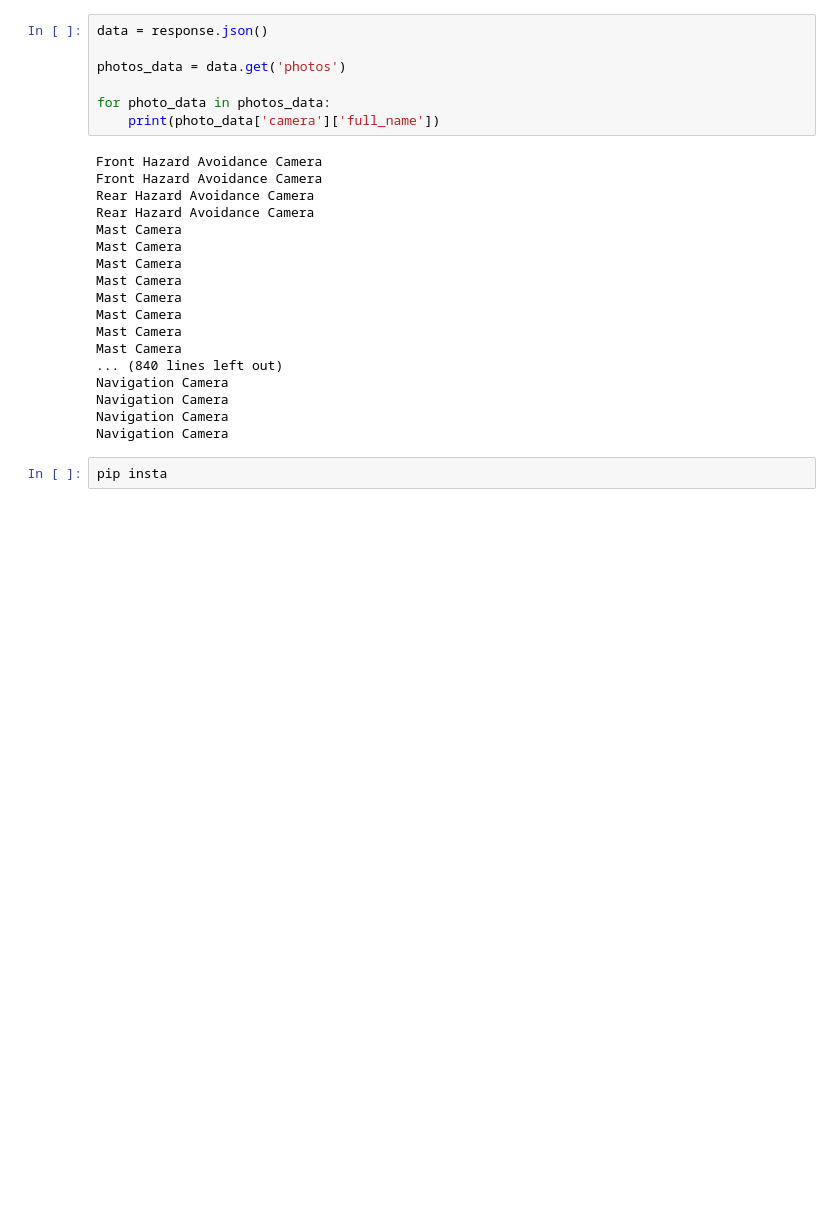
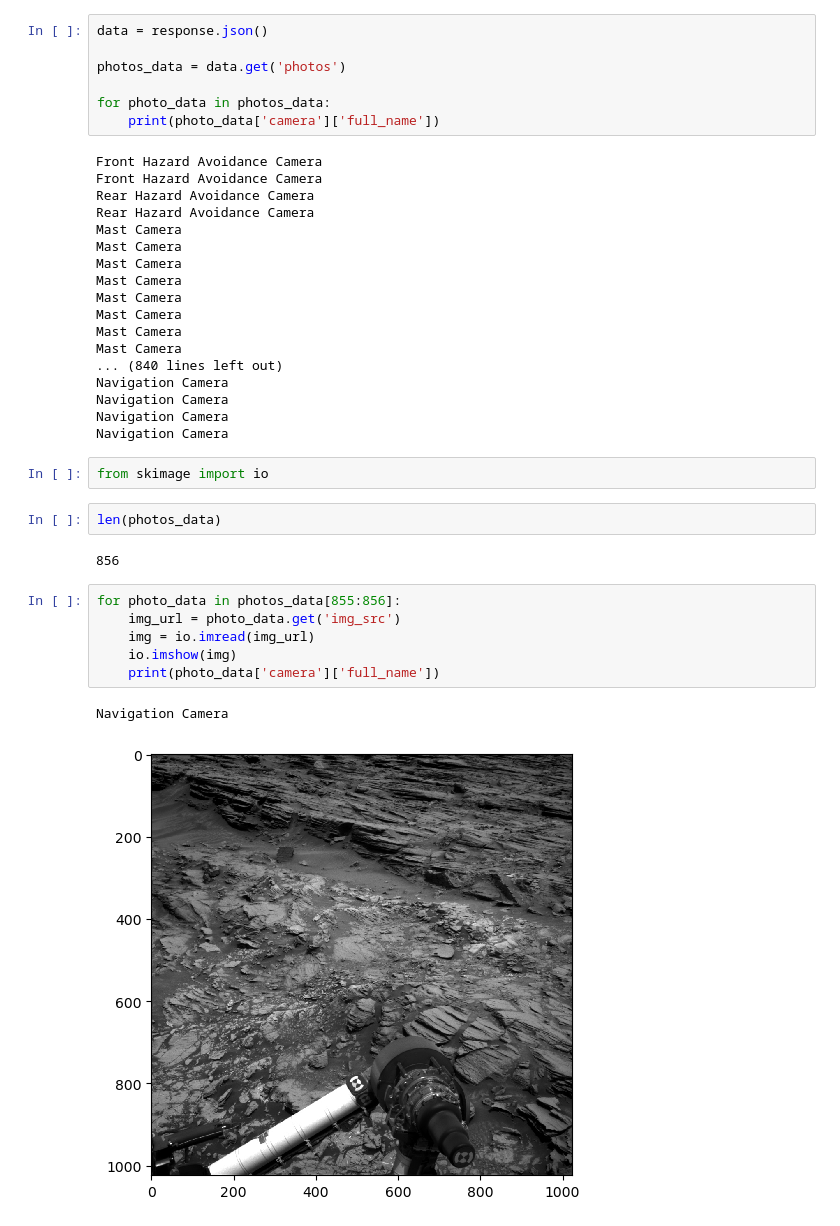
Before and after one commit to s-1-n-t-h/Data-Science-PrepInsta, a Jupyter notebook: Micro Projetcs/NASA API/NASA API.ipynb, the cells around one changed output. Saved outputs shown, nothing was run; the diff lists cells and outputs as text; blank space fills up the shorter version.

```diff
--- a/Micro Projetcs/NASA API/NASA API.ipynb
+++ b/Micro Projetcs/NASA API/NASA API.ipynb
@@ -47,5 +47,18 @@ Navigation Camera
 Navigation Camera
 Navigation Camera
 Navigation Camera
-# %%
-pip insta
+# %%
+from skimage import io
+# %%
+len(photos_data)
+# %% [output]
+856
+# %%
+for photo_data in photos_data[855:856]:
+    img_url = photo_data.get('img_src')
+    img = io.imread(img_url)
+    io.imshow(img)
+    print(photo_data['camera']['full_name'])
+# %% [output]
+Navigation Camera
+[figure, added]
```
